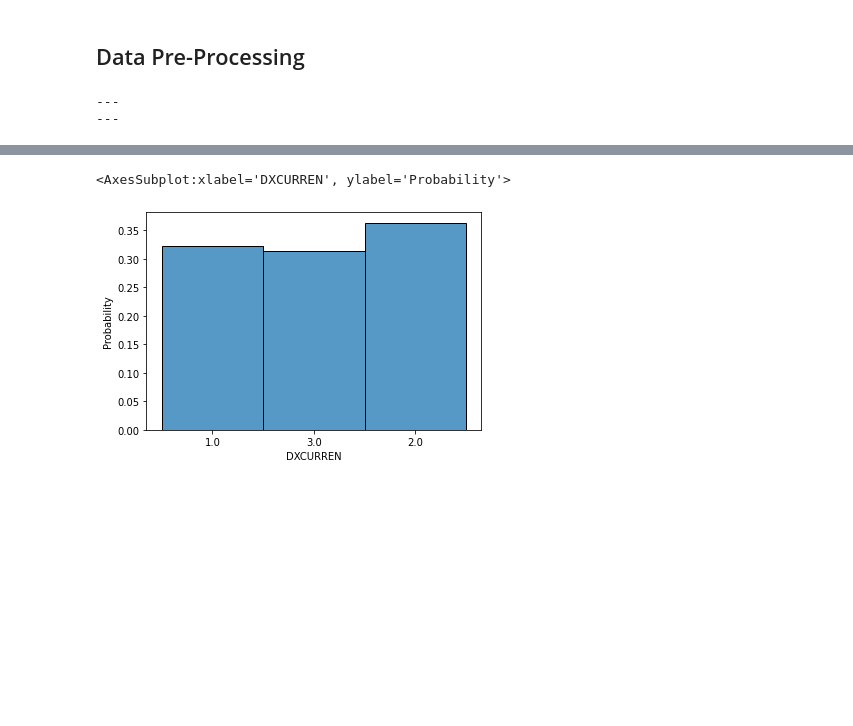
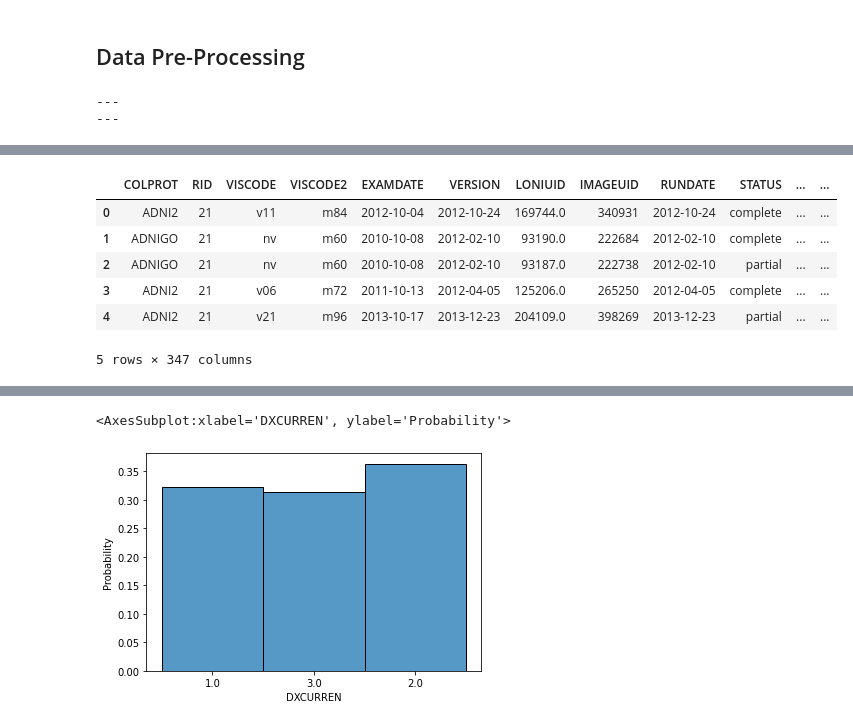
Before and after one commit to V1ncenttt/FYP-Alzheimer-Harmonisation, a Jupyter notebook: src/new_classifiers.ipynb, the cells around one changed output, grey strips where cells are left out. Cells and saved outputs as stored; diff of their text form; code cells hidden in the pictures; blank space fills up the shorter version.

```diff
--- a/src/new_classifiers.ipynb
+++ b/src/new_classifiers.ipynb
@@ -75,0 +70,10 @@ dx3= dx[(dx["Phase"] == "ADNI3")]
+# %%
+img_dx2go.head()
+# %% [output]
+|  | COLPROT | RID | VISCODE | VISCODE2 | EXAMDATE | VERSION | LONIUID | IMAGEUID | RUNDATE | STATUS | ... | ... |
+| 0 | ADNI2 | 21 | v11 | m84 | 2012-10-04 | 2012-10-24 | 169744.0 | 340931 | 2012-10-24 | complete | ... | ... |
+| 1 | ADNIGO | 21 | nv | m60 | 2010-10-08 | 2012-02-10 | 93190.0 | 222684 | 2012-02-10 | complete | ... | ... |
+| 2 | ADNIGO | 21 | nv | m60 | 2010-10-08 | 2012-02-10 | 93187.0 | 222738 | 2012-02-10 | partial | ... | ... |
+| 3 | ADNI2 | 21 | v06 | m72 | 2011-10-13 | 2012-04-05 | 125206.0 | 265250 | 2012-04-05 | complete | ... | ... |
+| 4 | ADNI2 | 21 | v21 | m96 | 2013-10-17 | 2013-12-23 | 204109.0 | 398269 | 2013-12-23 | partial | ... | ... |
+5 rows × 347 columns
```
Also changed, not shown: parts of 11 cells of this notebook.
